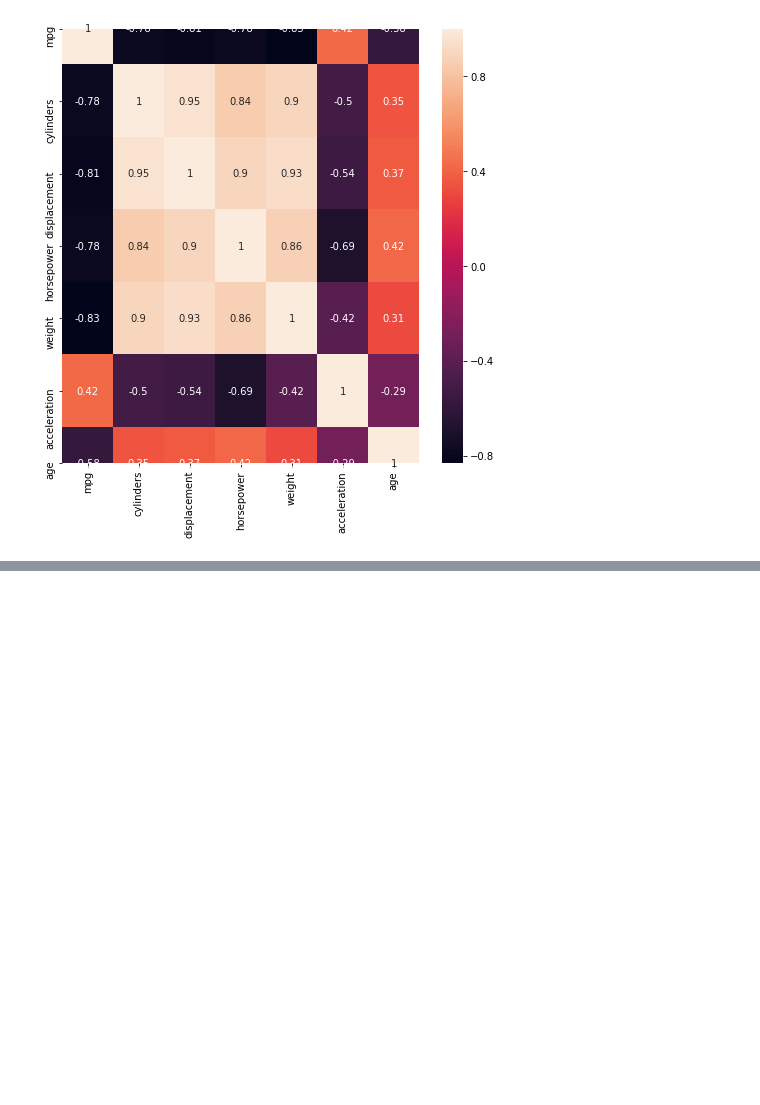
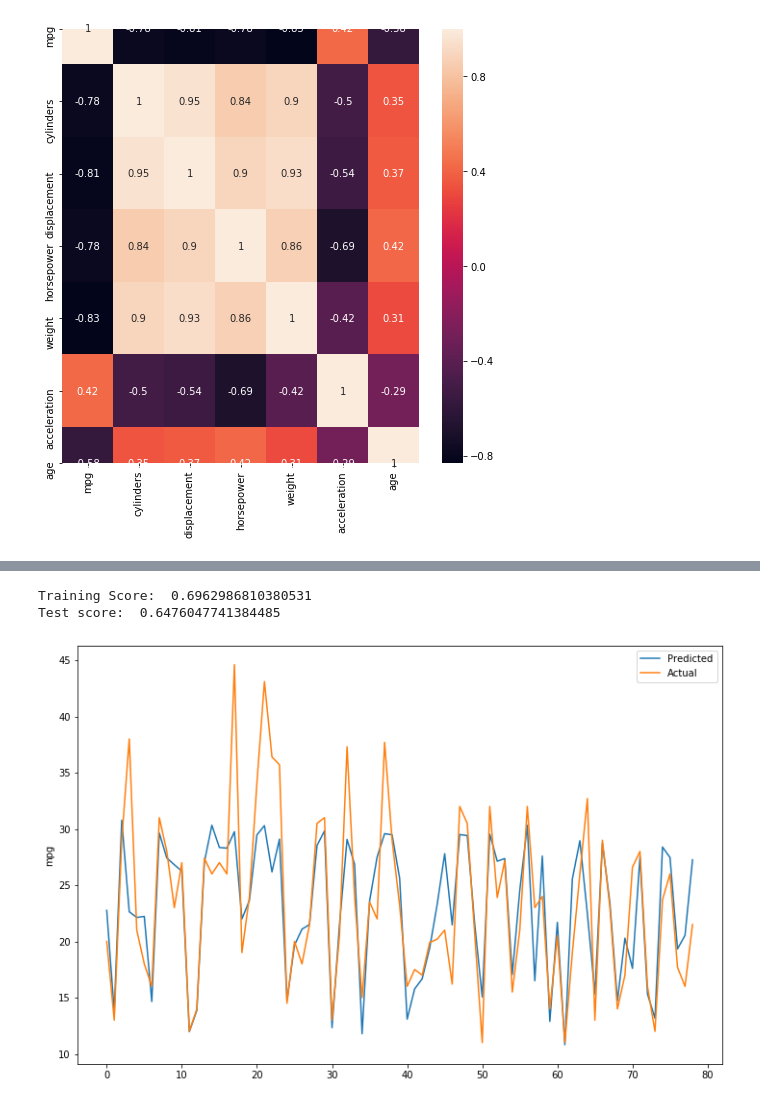
Before and after one commit to PriyaVj-UW/DS-Playground, a Jupyter notebook: AutomobileMpg - Linear regression with regularization.ipynb, the cells around one changed output, grey strips where cells are left out. Drawn from its saved outputs; the diff is of its cells as text; code cells hidden in the pictures; blank space fills up the shorter version.

```diff
--- a/AutomobileMpg - Linear regression with regularization.ipynb
+++ b/AutomobileMpg - Linear regression with regularization.ipynb
@@ -173,0 +256,21 @@ strong multicollinearity or other numerical problems.
+# %%
+def Ridge_Regression(x_train,y_train,alpha = 0.5, normalize = True) :
+    model = Ridge(alpha = alpha, normalize = normalize)
+    model.fit(x_train,y_train)
+
+    return model
+# %%
+result_dict['Ridge-Regression'] = build_model(Ridge_Regression,
+                                              'mpg',
+                                          ['cylinders',
+                                           'weight',
+                                           'horsepower',
+                                           'acceleration',
+                                          'displacement'],
+                                          auto_df,
+                                          show_plot_y = True
+                                         )
+# %% [output]
+Training Score:  0.6962986810380531
+Test score:  0.6476047741384485
+[figure, added]
```
Also changed, not shown: parts of 17 cells of this notebook.
